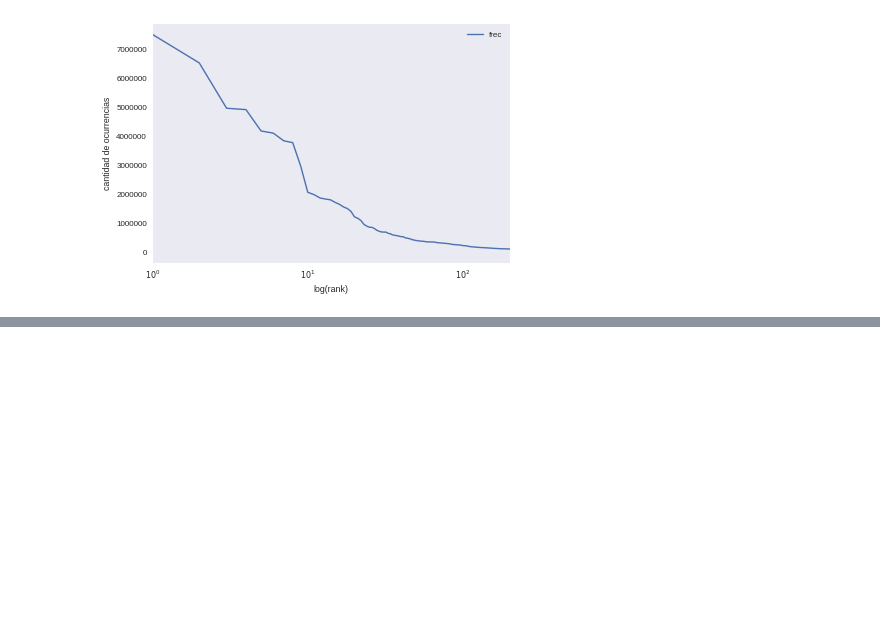
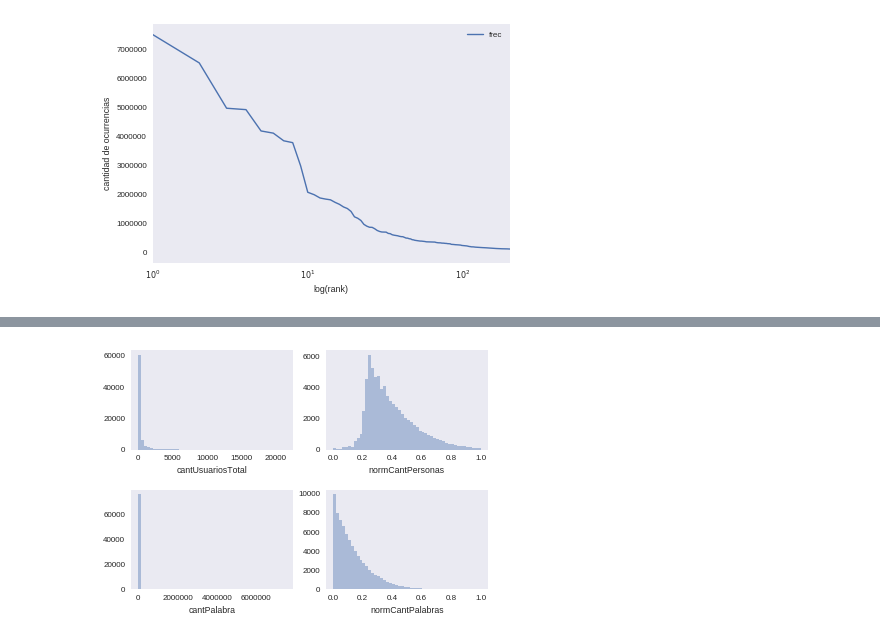
Before and after one commit to daleman/tesis, a Jupyter notebook: notebooks/info.ipynb, the cells around one changed output, grey strips where cells are left out. Cells and saved outputs as stored; diff of their text form; code cells hidden in the pictures; blank space fills up the shorter version.

```diff
--- a/notebooks/info.ipynb
+++ b/notebooks/info.ipynb
@@ -590,0 +595,12 @@ KeyboardInterrupt:
+# %%
+sns.set_context('paper')
+fig, axes = plt.subplots(ncols=2,nrows=2,sharey=False)
+sns.distplot(df.cantUsuariosTotal,kde=False,ax=axes[0,0])
+sns.distplot(df.normCantPersonas,kde=False,ax=axes[0,1])
+sns.distplot(df.cantPalabra,kde=False,ax=axes[1,0])
+sns.distplot(df.normCantPalabras,kde=False,ax=axes[1,1])
+fig.subplots_adjust(hspace=.4)
+# axes[0,0].set(xlabel='Cantidad de ocurrencias', ylabel='')
+fig.savefig("{0}cantNorms.pdf".format(relativePathImages),dpi=300)
+# %% [output]
+[figure, added]
```
Also changed, not shown: parts of 24 cells of this notebook, 8 other files.
